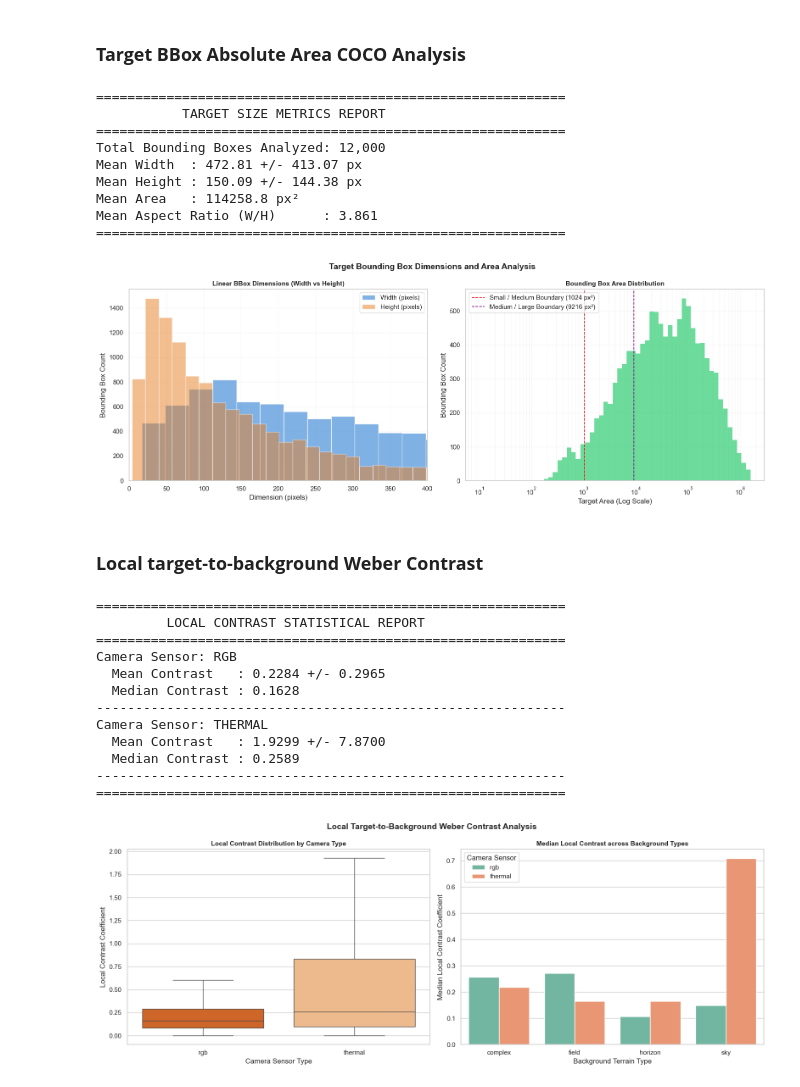
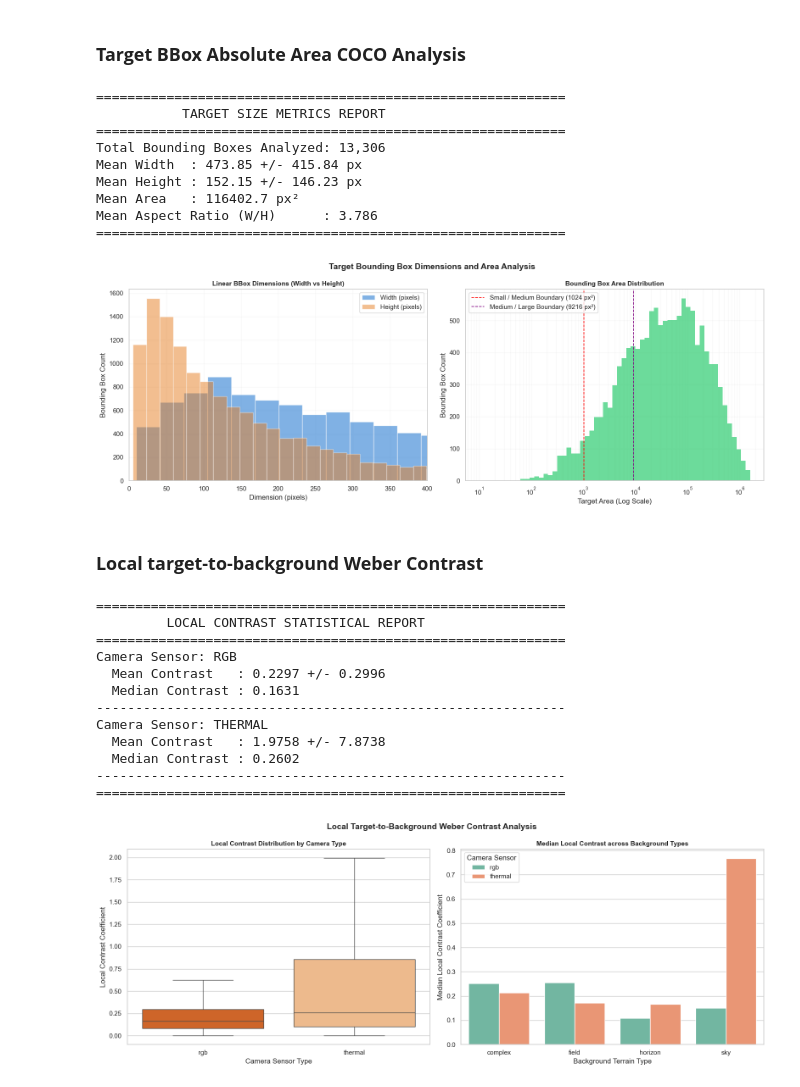
Before and after one commit to Hannysia/drone_detection, a Jupyter notebook: notebooks/01_data_exploration.ipynb, the cells around one changed output. Cells and saved outputs as stored; diff of their text form; code cells hidden in the pictures.

```diff
--- a/notebooks/01_data_exploration.ipynb
+++ b/notebooks/01_data_exploration.ipynb
@@ -474,7 +634,11 @@ SPLIT DISTRIBUTION:
 # %% [markdown]
 ### **Target BBox Absolute Area COCO Analysis**
 # %%
-df_all_bboxes = gather_all_splits_geometry(FRAME_DATA_DIR, SPLITS)
+df_all_bboxes = gather_all_splits_geometry(
+    FRAME_DATA_DIR,
+    SPLITS,
+    selected_frames=selected_frames,
+)
 
 if df_all_bboxes.empty:
     print("[!] Error: No bounding boxes parsed.")
@@ -502,43 +666,47 @@ else:
     fig.suptitle("Target Bounding Box Dimensions and Area Analysis", fontsize=14, fontweight="bold")
 
     axes[0].hist(widths, bins=60, color="#4A90D9", alpha=0.7, label="Width (pixels)")
     axes[0].hist(heights, bins=60, color="#E67E22", alpha=0.5, label="Height (pixels)")
     axes[0].set_title("Linear BBox Dimensions (Width vs Height)", fontsize=11, fontweight="bold")
     axes[0].set_xlabel("Dimension (pixels)")
     axes[0].set_ylabel("Bounding Box Count")
     axes[0].set_xlim(0, 400)
     axes[0].legend()
     axes[0].grid(True, alpha=0.15)
 
     bins_log = np.logspace(np.log10(10), np.log10(1.6e6), 60)
     axes[1].hist(areas, bins=bins_log, color="#2ECC71", alpha=0.7, edgecolor="none")
     axes[1].set_xscale("log")
 
     axes[1].axvline(1024, color="red", linestyle="--", linewidth=1.2, label="Small / Medium Boundary (1024 px²)")
     axes[1].axvline(9216, color="purple", linestyle="--", linewidth=1.2, label="Medium / Large Boundary (9216 px²)")
 
     axes[1].set_title("Bounding Box Area Distribution", fontsize=11, fontweight="bold")
     axes[1].set_xlabel("Target Area (Log Scale)")
     axes[1].set_ylabel("Bounding Box Count")
     axes[1].legend()
     axes[1].grid(True, which="both", alpha=0.15)
     plt.tight_layout()
     plt.show()
 # %% [output]
 ============================================================
            TARGET SIZE METRICS REPORT
 ============================================================
-Total Bounding Boxes Analyzed: 12,000
-Mean Width  : 472.81 +/- 413.07 px
-Mean Height : 150.09 +/- 144.38 px
-Mean Area   : 114258.8 px²
-Mean Aspect Ratio (W/H)      : 3.861
+Total Bounding Boxes Analyzed: 13,306
+Mean Width  : 473.85 +/- 415.84 px
+Mean Height : 152.15 +/- 146.23 px
+Mean Area   : 116402.7 px²
+Mean Aspect Ratio (W/H)      : 3.786
 ============================================================
-[figure, old version]
+[figure, new version]
 # %% [markdown]
 ### **Local target-to-background Weber Contrast**
 # %%
-df_contrast = calculate_dataset_local_contrast(FRAME_DATA_DIR, SPLITS)
+df_contrast = calculate_dataset_local_contrast(
+    FRAME_DATA_DIR,
+    SPLITS,
+    selected_frames=selected_frames,
+)
 
 if df_contrast.empty:
     print("[!] Error: No valid contract metrics computed.")
@@ -560,12 +728,12 @@ else:
          LOCAL CONTRAST STATISTICAL REPORT
 ============================================================
 Camera Sensor: RGB
-  Mean Contrast   : 0.2284 +/- 0.2965
-  Median Contrast : 0.1628
+  Mean Contrast   : 0.2297 +/- 0.2996
+  Median Contrast : 0.1631
 ------------------------------------------------------------
 Camera Sensor: THERMAL
-  Mean Contrast   : 1.9299 +/- 7.8700
-  Median Contrast : 0.2589
+  Mean Contrast   : 1.9758 +/- 7.8738
+  Median Contrast : 0.2602
 ------------------------------------------------------------
 ============================================================
-[figure, old version]
+[figure, new version]
```
Also changed, not shown: parts of 8 cells of this notebook.
